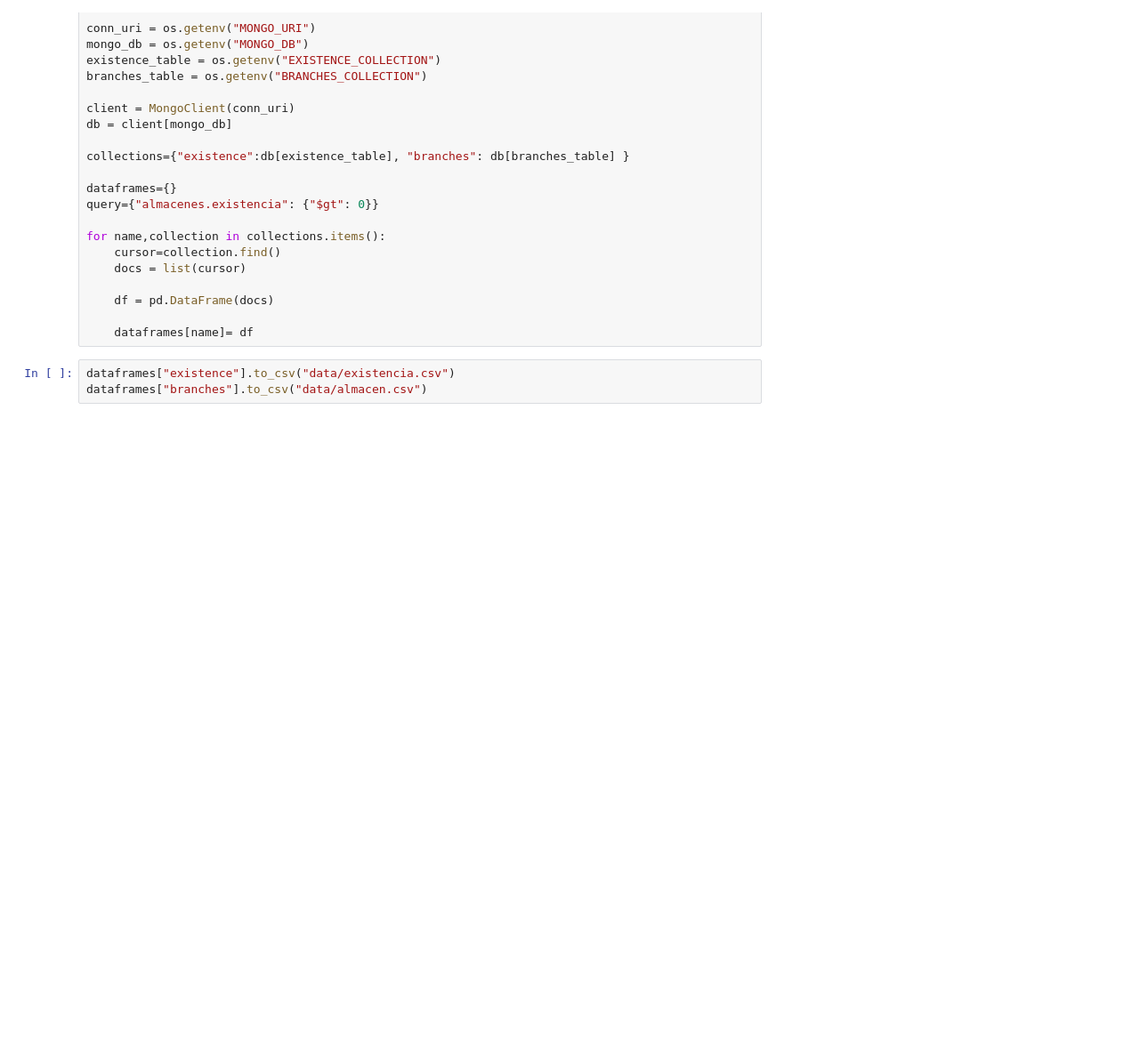
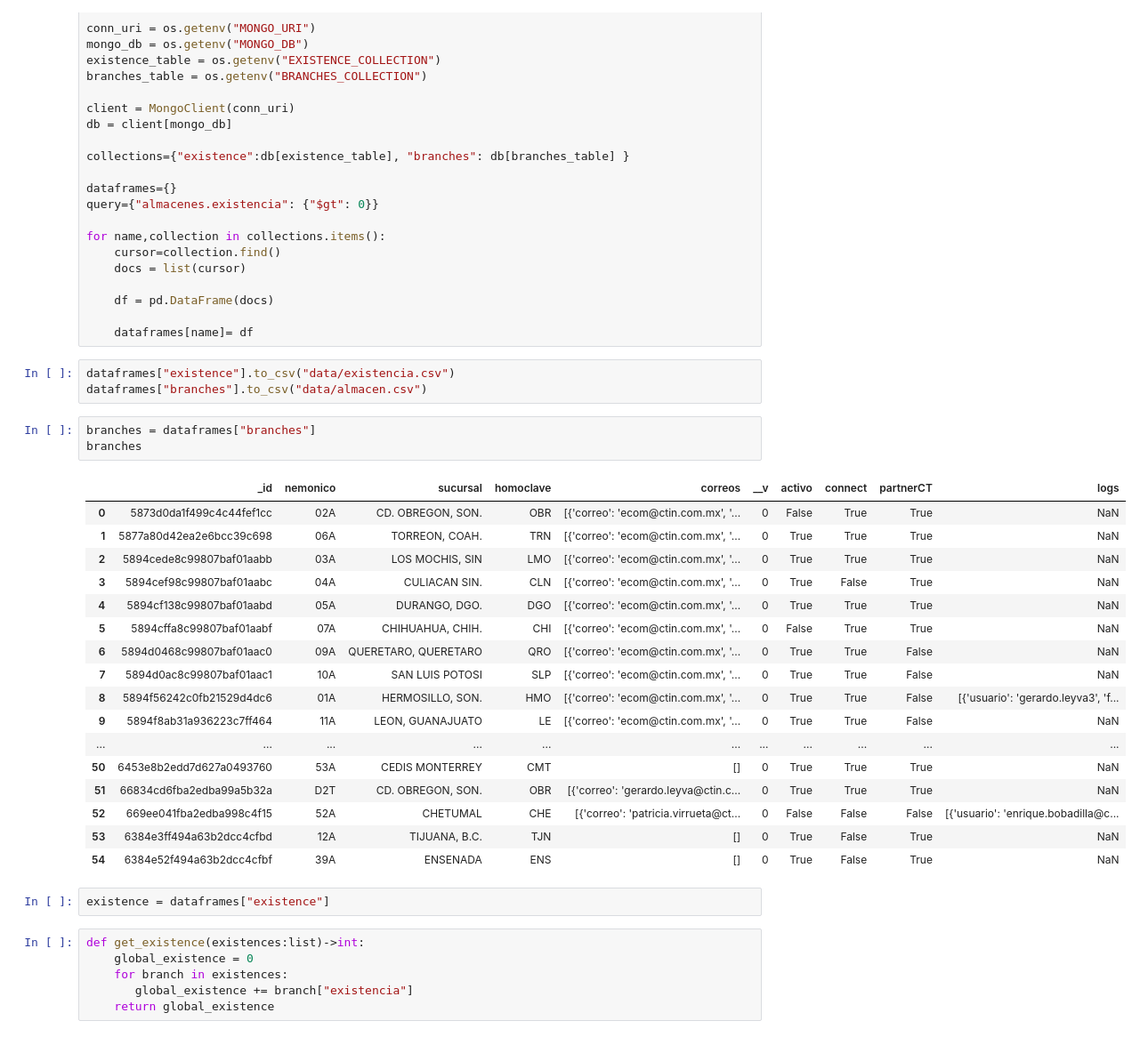
Before and after one commit to fdcir3tt/ct_dashboard, a Jupyter notebook: mock_up.ipynb, the cells around one changed output. Shown at 89% size. Drawn from its saved outputs; the diff is of its cells as text; blank space fills up the shorter version.

```diff
--- a/mock_up.ipynb
+++ b/mock_up.ipynb
@@ -538,3 +538,32 @@ for name,collection in collections.items():
 # %%
 dataframes["existence"].to_csv("data/existencia.csv")
 dataframes["branches"].to_csv("data/almacen.csv")
+# %%
+branches = dataframes["branches"]
+branches
+# %% [output]
+|  | _id | nemonico | sucursal | homoclave | correos | __v | activo | connect | partnerCT | logs |
+| 0 | 5873d0da1f499c4c44fef1cc | 02A | CD. OBREGON, SON. | OBR | [{'correo': 'ecom@ctin.com.mx', '... | 0 | False | True | True | NaN |
+| 1 | 5877a80d42ea2e6bcc39c698 | 06A | TORREON, COAH. | TRN | [{'correo': 'ecom@ctin.com.mx', '... | 0 | True | True | True | NaN |
+| 2 | 5894cede8c99807baf01aabb | 03A | LOS MOCHIS, SIN | LMO | [{'correo': 'ecom@ctin.com.mx', '... | 0 | True | True | True | NaN |
+| 3 | 5894cef98c99807baf01aabc | 04A | CULIACAN SIN. | CLN | [{'correo': 'ecom@ctin.com.mx', '... | 0 | True | False | True | NaN |
+| 4 | 5894cf138c99807baf01aabd | 05A | DURANGO, DGO. | DGO | [{'correo': 'ecom@ctin.com.mx', '... | 0 | True | True | True | NaN |
+| 5 | 5894cffa8c99807baf01aabf | 07A | CHIHUAHUA, CHIH. | CHI | [{'correo': 'ecom@ctin.com.mx', '... | 0 | False | True | True | NaN |
+| 6 | 5894d0468c99807baf01aac0 | 09A | QUERETARO, QUERETARO | QRO | [{'correo': 'ecom@ctin.com.mx', '... | 0 | True | True | False | NaN |
+| 7 | 5894d0ac8c99807baf01aac1 | 10A | SAN LUIS POTOSI | SLP | [{'correo': 'ecom@ctin.com.mx', '... | 0 | True | True | False | NaN |
+| 8 | 5894f56242c0fb21529d4dc6 | 01A | HERMOSILLO, SON. | HMO | [{'correo': 'ecom@ctin.com.mx', '... | 0 | True | True | False | [{'usuario': 'gerardo.leyva3', 'f... |
+| 9 | 5894f8ab31a936223c7ff464 | 11A | LEON, GUANAJUATO | LE | [{'correo': 'ecom@ctin.com.mx', '... | 0 | True | True | False | NaN |
+| ... | ... | ... | ... | ... | ... | ... | ... | ... | ... | ... |
+| 50 | 6453e8b2edd7d627a0493760 | 53A | CEDIS MONTERREY | CMT | [] | 0 | True | True | True | NaN |
+| 51 | 66834cd6fba2edba99a5b32a | D2T | CD. OBREGON, SON. | OBR | [{'correo': 'gerardo.leyva@ctin.c... | 0 | True | True | True | NaN |
+| 52 | 669ee041fba2edba998c4f15 | 52A | CHETUMAL | CHE | [{'correo': 'patricia.virrueta@ct... | 0 | False | False | False | [{'usuario': 'enrique.bobadilla@c... |
+| 53 | 6384e3ff494a63b2dcc4cfbd | 12A | TIJUANA, B.C. | TJN | [] | 0 | True | False | True | NaN |
+| 54 | 6384e52f494a63b2dcc4cfbf | 39A | ENSENADA | ENS | [] | 0 | True | False | True | NaN |
+# %%
+existence = dataframes["existence"]
+# %%
+def get_existence(existences:list)->int:
+    global_existence = 0
+    for branch in existences:
+       global_existence += branch["existencia"]
+    return global_existence
```
Also changed, not shown: parts of 14 cells of this notebook, 7 other files.
